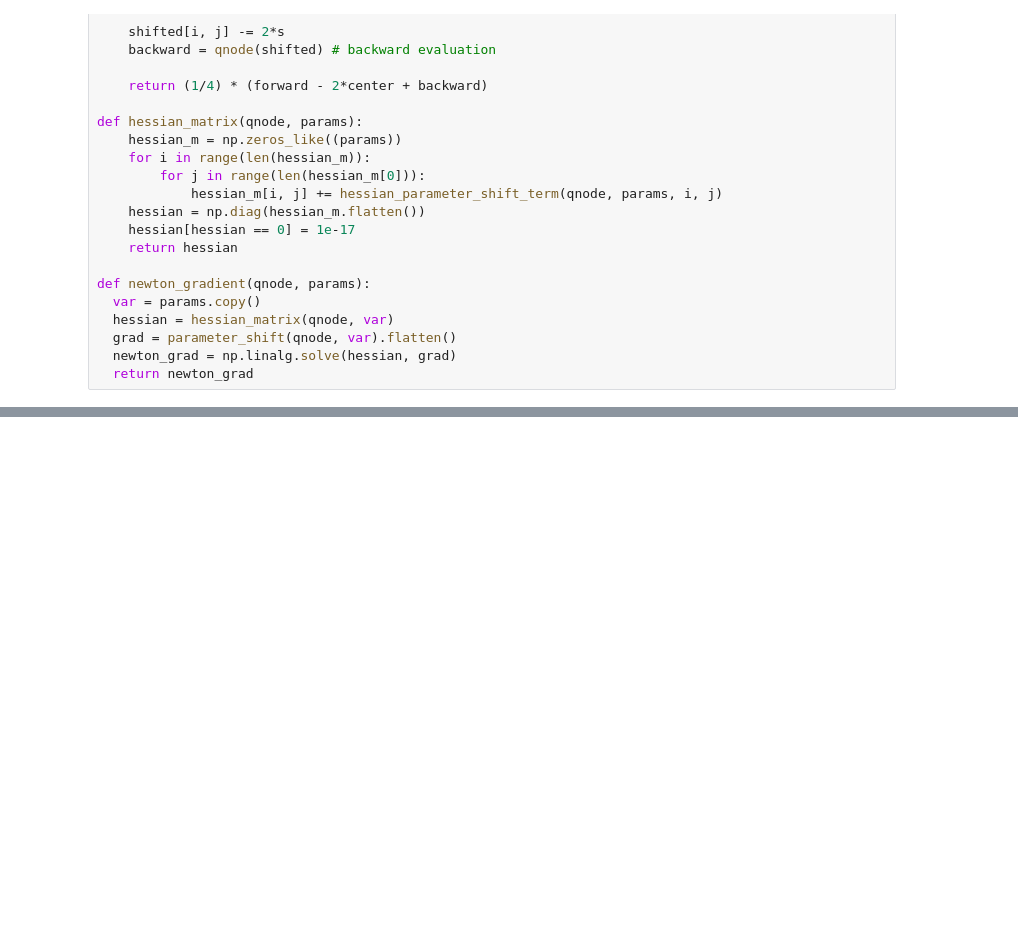
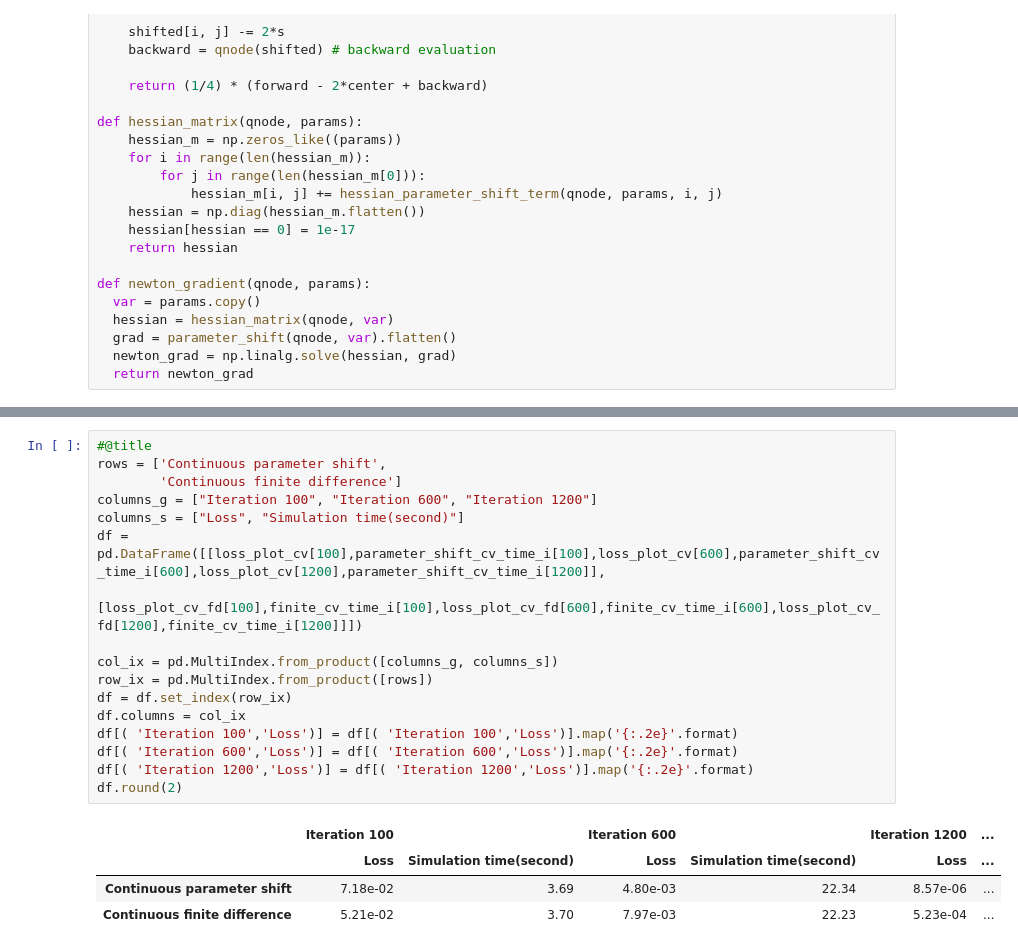
Before and after one commit to BankNatchapol/Comparison-of-Quantum-Gradient, a Jupyter notebook: discrete_vs_continuous/gradient_comparison.ipynb, the cells around one changed output, grey strips where cells are left out. Saved outputs shown, nothing was run; the diff lists cells and outputs as text; blank space fills up the shorter version.

```diff
--- a/discrete_vs_continuous/gradient_comparison.ipynb
+++ b/discrete_vs_continuous/gradient_comparison.ipynb
@@ -1170,3 +1182,25 @@ df.round(2)
+# %%
+#@title
+rows = ['Continuous parameter shift',
+        'Continuous finite difference']
+columns_g = ["Iteration 100", "Iteration 600", "Iteration 1200"]
+columns_s = ["Loss", "Simulation time(second)"]
+df = pd.DataFrame([[loss_plot_cv[100],parameter_shift_cv_time_i[100],loss_plot_cv[600],parameter_shift_cv_time_i[600],loss_plot_cv[1200],parameter_shift_cv_time_i[1200]],
+                   [loss_plot_cv_fd[100],finite_cv_time_i[100],loss_plot_cv_fd[600],finite_cv_time_i[600],loss_plot_cv_fd[1200],finite_cv_time_i[1200]]])
+
+col_ix = pd.MultiIndex.from_product([columns_g, columns_s])
+row_ix = pd.MultiIndex.from_product([rows])
+df = df.set_index(row_ix)
+df.columns = col_ix
+df[( 'Iteration 100','Loss')] = df[( 'Iteration 100','Loss')].map('{:.2e}'.format)
+df[( 'Iteration 600','Loss')] = df[( 'Iteration 600','Loss')].map('{:.2e}'.format)
+df[( 'Iteration 1200','Loss')] = df[( 'Iteration 1200','Loss')].map('{:.2e}'.format)
+df.round(2)
+# %% [output]
+|  | Iteration 100 |  | Iteration 600 |  | Iteration 1200 | ... |
+|  | Loss | Simulation time(second) | Loss | Simulation time(second) | Loss | ... |
+| Continuous parameter shift | 7.18e-02 | 3.69 | 4.80e-03 | 22.34 | 8.57e-06 | ... |
+| Continuous finite difference | 5.21e-02 | 3.70 | 7.97e-03 | 22.23 | 5.23e-04 | ... |
 # %%
 #@title
 rows = ['Discrete parameter shift',
```
Also changed, not shown: parts of 11 cells of this notebook.
